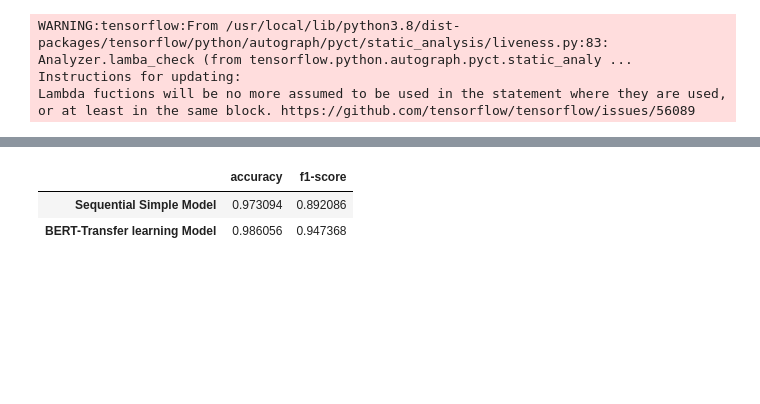
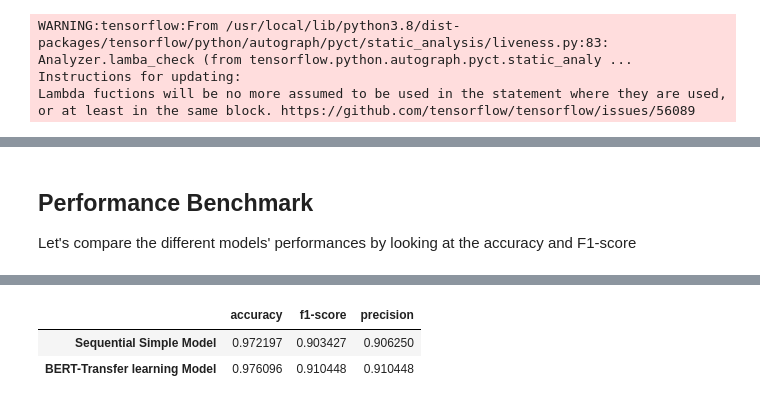
Before and after one commit to Swellisgood/fullstack-data-certification, a Jupyter notebook: BLOC_4_ATnT_spam_detector/atnt_spam_detector.ipynb, the cells around one changed output, grey strips where cells are left out. Cells and saved outputs as stored; diff of their text form; code cells hidden in the pictures; blank space fills up the shorter version.

```diff
--- a/BLOC_4_ATnT_spam_detector/atnt_spam_detector.ipynb
+++ b/BLOC_4_ATnT_spam_detector/atnt_spam_detector.ipynb
@@ -155,25 +223,18 @@ sms.shape[1]
 # %%
-vocab_size = tokenizer.num_words
-model = tf.keras.Sequential([
-                  # Couche d'Input Word Embedding
+model_1 = tf.keras.Sequential([
                   tf.keras.layers.Embedding(vocab_size+1, 8, input_shape=[sms.shape[1]],name="embedding"),
-                  # Gobal max pooling
                   tf.keras.layers.GlobalMaxPooling1D(),
-
-                  # Couche Dense classique
                   tf.keras.layers.Dense(16, activation='relu'),
-
-                  # Couche de sortie avec le nombre de neurones en sortie égale au nombre de classe avec fonction sigmoid
                   tf.keras.layers.Dense(1, activation="sigmoid")
                             ])
 # %%
 optimizer= tf.keras.optimizers.Adam()
 
-model.compile(optimizer=optimizer,
+model_1.compile(optimizer=optimizer,
               loss=tf.keras.losses.BinaryCrossentropy(),
               metrics=[tf.keras.metrics.BinaryAccuracy
               ()])
 # %%
-history = model.fit(train_batch, epochs=50, validation_data=val_batch)
+history = model_1.fit(train_batch, epochs=50, validation_data=val_batch, batch_size=64)
 # %% [output]
 Epoch 1/50
@@ -400,19 +485,24 @@ Epoch 50/50
+# %% [markdown]
+## Performance Benchmark
+Let's compare the different models' performances by looking at the accuracy and F1-score
 # %%
 def performance_model(model, X, y):
 
     y_pred = np.round(model.predict(X))
     accuracy = accuracy_score(y, y_pred)
     f1 = f1_score(y, y_pred)
+    precision = precision_score(y, y_pred)
 
     model_performance = {'accuracy': accuracy,
-                          'f1-score': f1}
+                          'f1-score': f1,
+                         'precision': precision}
 
     return model_performance
 # %%
-Basic_model = performance_model(model,xval, yval)
+simple_model = performance_model(model_1,xval, yval)
 BERT_model = performance_model(model_tlbert,text_val, y_val)
 
-data_results = pd.DataFrame({'Sequential Simple Model':Basic_model,
+data_results = pd.DataFrame({'Sequential Simple Model':simple_model,
                               'BERT-Transfer learning Model':BERT_model}).transpose()
 
 data_results.iloc[:,:3]
@@ -422,3 +512,3 @@ data_results.iloc[:,:3]
-|  | accuracy | f1-score |
-| Sequential Simple Model | 0.973094 | 0.892086 |
-| BERT-Transfer learning Model | 0.986056 | 0.947368 |
+|  | accuracy | f1-score | precision |
+| Sequential Simple Model | 0.972197 | 0.903427 | 0.906250 |
+| BERT-Transfer learning Model | 0.976096 | 0.910448 | 0.910448 |
```
Also changed, not shown: parts of 41 cells of this notebook.
